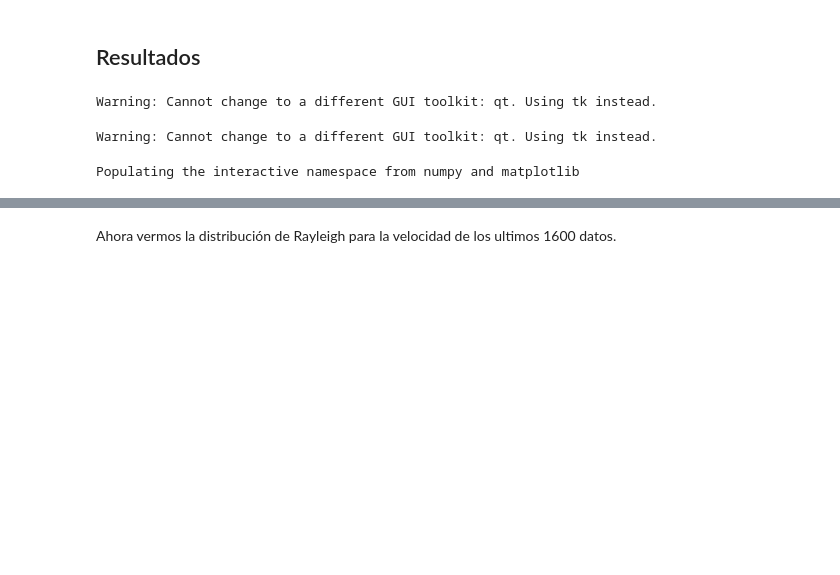
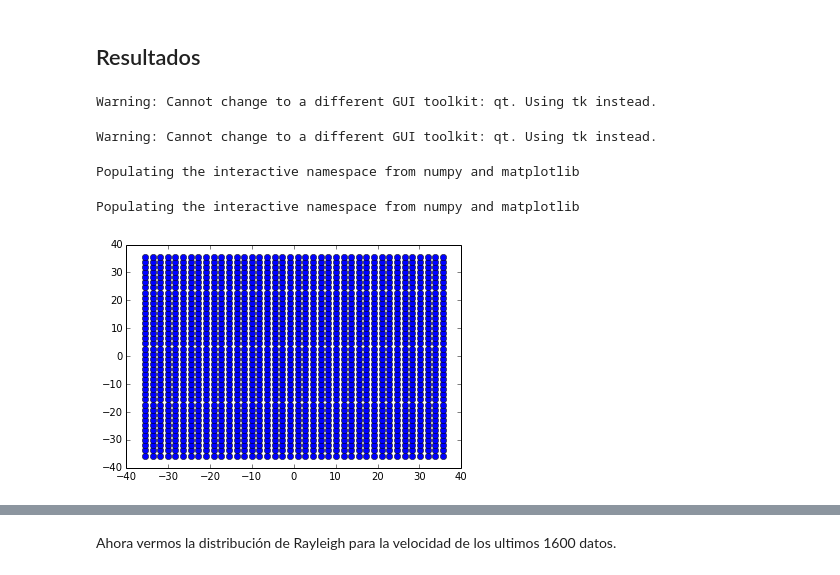
Before and after one commit to juannnesss/MC, a Jupyter notebook: Tareas/HW3/Rayleigh.ipynb, the cells around one changed output, grey strips where cells are left out. Saved outputs shown, nothing was run; the diff lists cells and outputs as text; code cells hidden in the pictures; blank space fills up the shorter version.

```diff
--- a/Tareas/HW3/Rayleigh.ipynb
+++ b/Tareas/HW3/Rayleigh.ipynb
@@ -80,3 +79,12 @@ Warning: Cannot change to a different GUI toolkit: qt. Using tk instead.
 from scipy.optimize import curve_fit
 # %% [output]
 Populating the interactive namespace from numpy and matplotlib
+# %%
+#posición inicial de las partículas
+%pylab inline
+figure()
+plot(x[0:1600],y[0:1600],"o")
+show()
+# %% [output]
+Populating the interactive namespace from numpy and matplotlib
+[figure, added]
```
Also changed, not shown: parts of 12 cells of this notebook.
